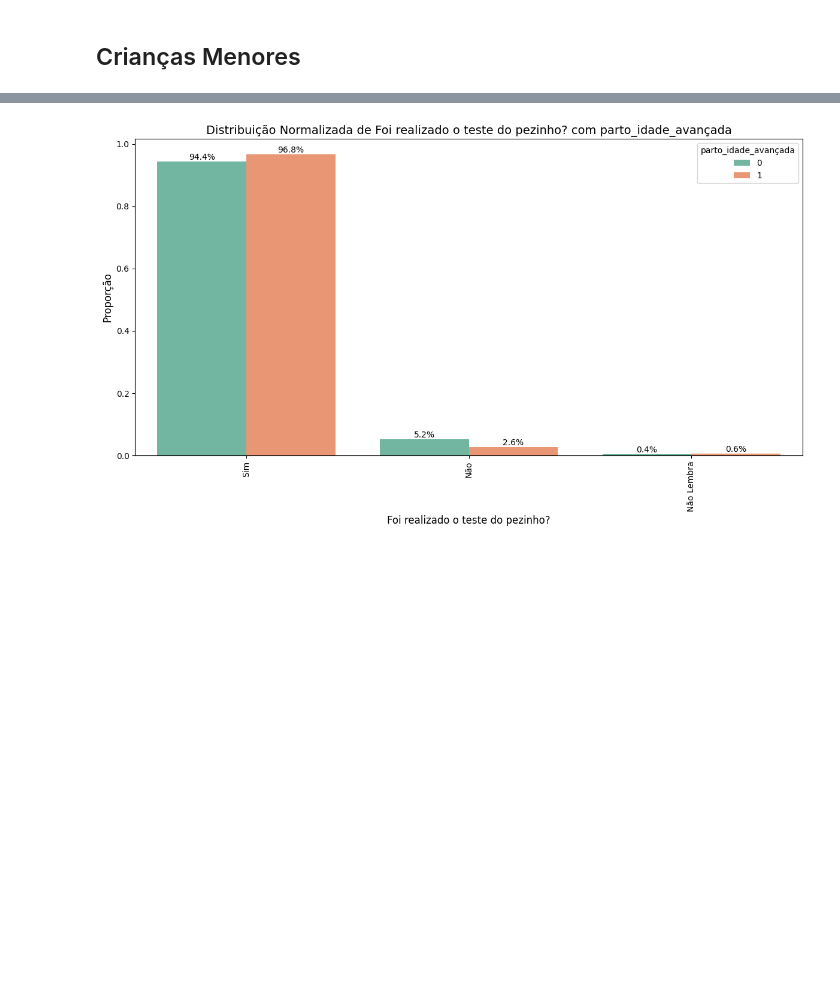
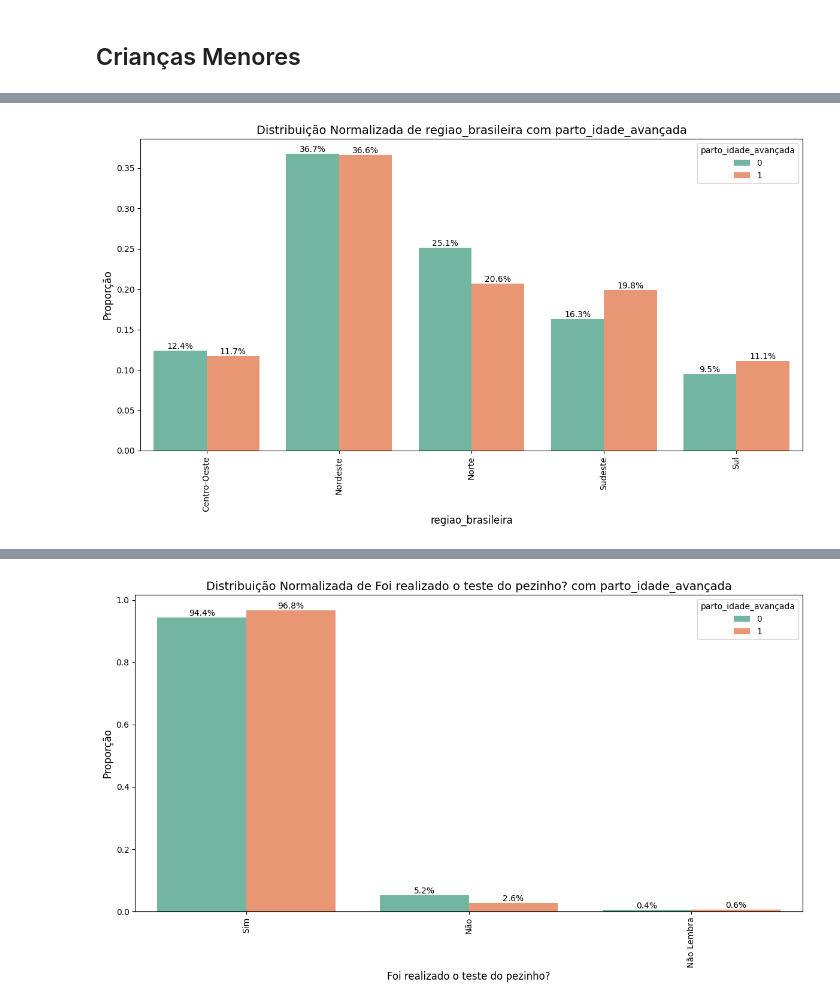
Before and after one commit to LeandroCoelhos/Notebook_PNS, a Jupyter notebook: 06_.ipynb, the cells around one changed output, grey strips where cells are left out. Saved outputs shown, nothing was run; the diff lists cells and outputs as text; code cells hidden in the pictures; blank space fills up the shorter version.

```diff
--- a/06_.ipynb
+++ b/06_.ipynb
@@ -1315,0 +1287,4 @@ df_menor['estado_vacinal'] = df_menor['estado_vacinal'].map({True:'Adequado', Fa
+# %%
+plot_with_hue_normalized(df_menor, 'regiao_brasileira', 'parto_idade_avançada')
+# %% [output]
+[figure, added]
```
Also changed, not shown: parts of 33 cells of this notebook, 3 other files.
